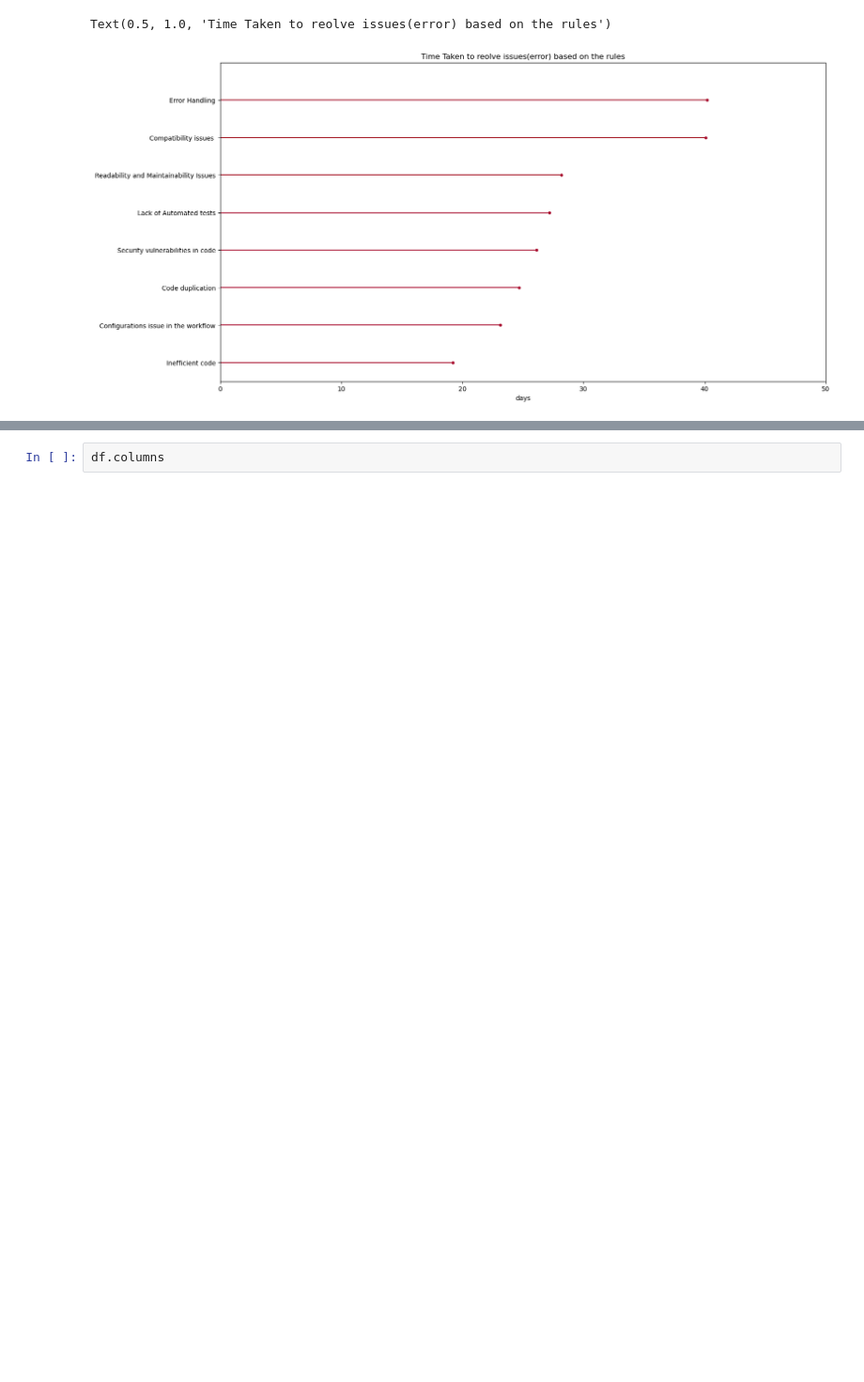
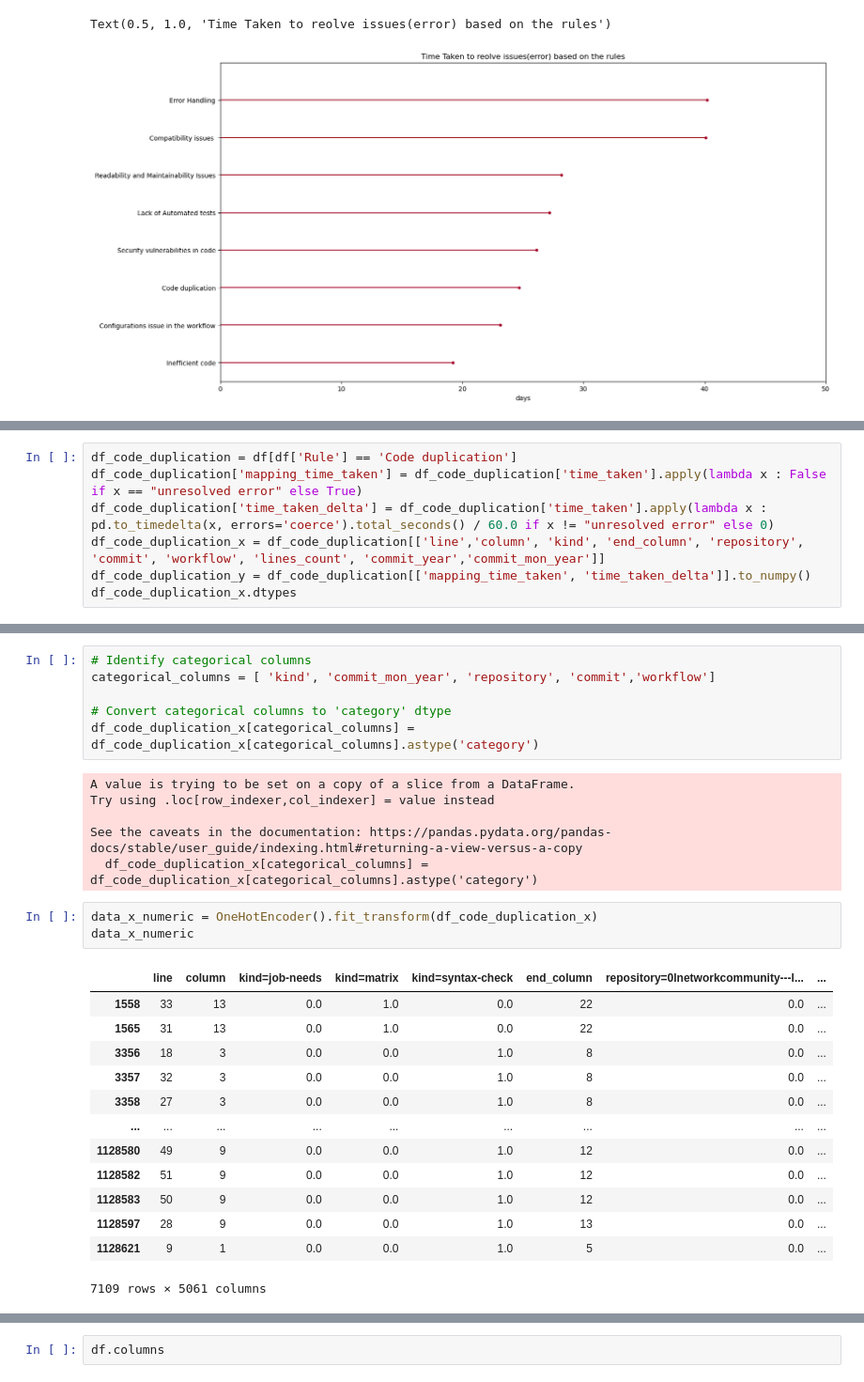
Before and after one commit to ehsansiddiqui/workflow-issueanalysis, a Jupyter notebook: notebook/issue_analysis.ipynb, the cells around one changed output, grey strips where cells are left out. Shown at 94% size. Cells and saved outputs as stored; diff of their text form; blank space fills up the shorter version.

```diff
--- a/notebook/issue_analysis.ipynb
+++ b/notebook/issue_analysis.ipynb
@@ -534,0 +741,7 @@ Cox-PH model is a semi-parametric model which solves the problem of incorporatin
+# %%
+df_code_duplication = df[df['Rule'] == 'Code duplication']
+df_code_duplication['mapping_time_taken'] = df_code_duplication['time_taken'].apply(lambda x : False if x == "unresolved error" else True)
+df_code_duplication['time_taken_delta'] = df_code_duplication['time_taken'].apply(lambda x : pd.to_timedelta(x, errors='coerce').total_seconds() / 60.0 if x != "unresolved error" else 0)
+df_code_duplication_x = df_code_duplication[['line','column', 'kind', 'end_column', 'repository', 'commit', 'workflow', 'lines_count', 'commit_year','commit_mon_year']]
+df_code_duplication_y = df_code_duplication[['mapping_time_taken', 'time_taken_delta']].to_numpy()
+df_code_duplication_x.dtypes
@@ -534,0 +770,29 @@ Cox-PH model is a semi-parametric model which solves the problem of incorporatin
+# %%
+# Identify categorical columns
+categorical_columns = [ 'kind', 'commit_mon_year', 'repository', 'commit','workflow']
+
+# Convert categorical columns to 'category' dtype
+df_code_duplication_x[categorical_columns] = df_code_duplication_x[categorical_columns].astype('category')
+# %% [output]
+A value is trying to be set on a copy of a slice from a DataFrame.
+Try using .loc[row_indexer,col_indexer] = value instead
+
+See the caveats in the documentation: https://pandas.pydata.org/pandas-docs/stable/user_guide/indexing.html#returning-a-view-versus-a-copy
+  df_code_duplication_x[categorical_columns] = df_code_duplication_x[categorical_columns].astype('category')
+# %%
+data_x_numeric = OneHotEncoder().fit_transform(df_code_duplication_x)
+data_x_numeric
+# %% [output]
+|  | line | column | kind=job-needs | kind=matrix | kind=syntax-check | end_column | repository=0lnetworkcommunity---l... | ... |
+| 1558 | 33 | 13 | 0.0 | 1.0 | 0.0 | 22 | 0.0 | ... |
+| 1565 | 31 | 13 | 0.0 | 1.0 | 0.0 | 22 | 0.0 | ... |
+| 3356 | 18 | 3 | 0.0 | 0.0 | 1.0 | 8 | 0.0 | ... |
+| 3357 | 32 | 3 | 0.0 | 0.0 | 1.0 | 8 | 0.0 | ... |
+| 3358 | 27 | 3 | 0.0 | 0.0 | 1.0 | 8 | 0.0 | ... |
+| ... | ... | ... | ... | ... | ... | ... | ... | ... |
+| 1128580 | 49 | 9 | 0.0 | 0.0 | 1.0 | 12 | 0.0 | ... |
+| 1128582 | 51 | 9 | 0.0 | 0.0 | 1.0 | 12 | 0.0 | ... |
+| 1128583 | 50 | 9 | 0.0 | 0.0 | 1.0 | 12 | 0.0 | ... |
+| 1128597 | 28 | 9 | 0.0 | 0.0 | 1.0 | 13 | 0.0 | ... |
+| 1128621 | 9 | 1 | 0.0 | 0.0 | 1.0 | 5 | 0.0 | ... |
+7109 rows × 5061 columns
```
Also changed, not shown: parts of 45 cells of this notebook, 19 other files.
